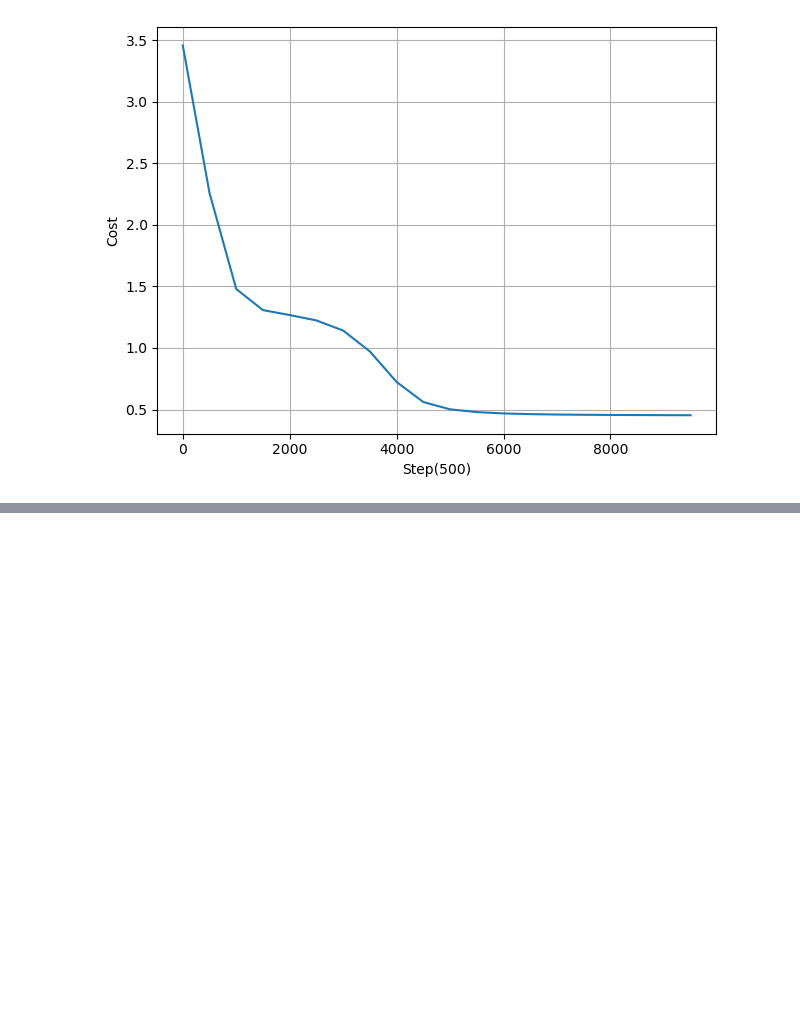
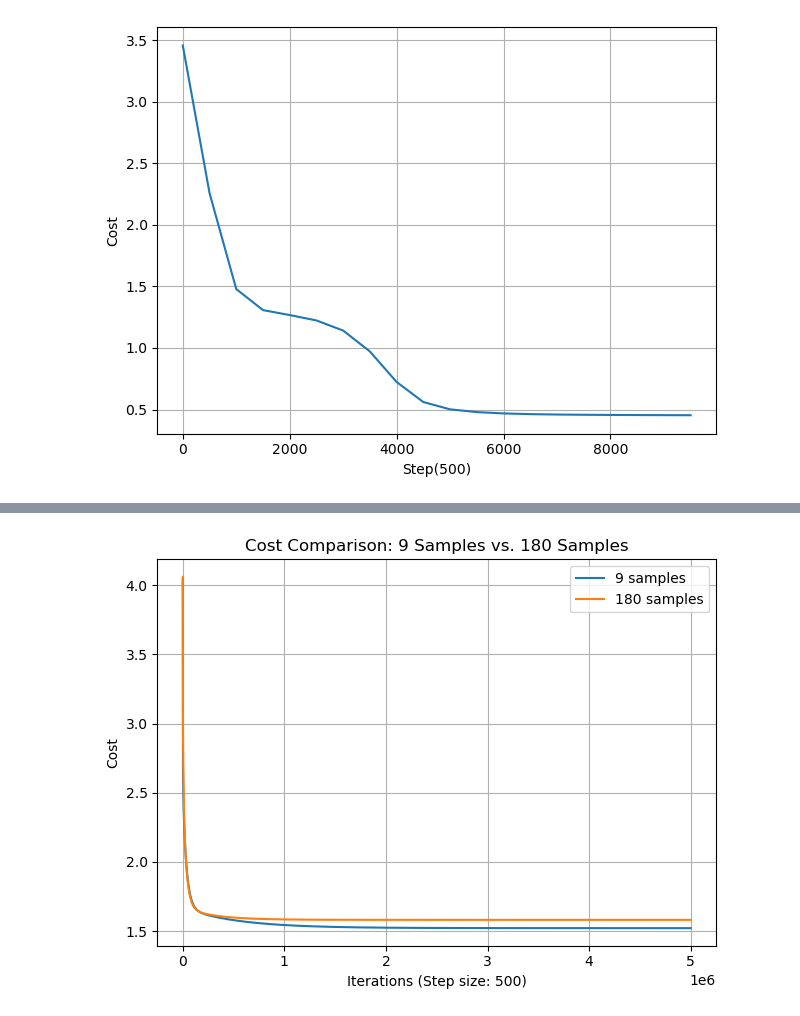
Before and after one commit to scpsyl/Artificial_NN_Hw, a Jupyter notebook: Homework2/Task1.ipynb, the cells around one changed output, grey strips where cells are left out. Cells and saved outputs as stored; diff of their text form; code cells hidden in the pictures; blank space fills up the shorter version.

```diff
--- a/Homework2/Task1.ipynb
+++ b/Homework2/Task1.ipynb
@@ -395,0 +511,97 @@ Cost after iteration 9500: 0.45358358102040824
+# %%
+import numpy as np
+import matplotlib.pyplot as plt
+from sklearn.cluster import KMeans
+from scipy.spatial.distance import cdist
+
+# 原始9个样本数据
+x_data = np.array([[0.25, 0.25], [0.75, 0.125], [0.25, 0.75],
+                   [0.5, 0.125], [0.75, 0.25], [0.25, 0.75],
+                   [0.25, 0.5], [0.5, 0.5], [0.75, 0.5]])
+
+y_data = np.array([[1, -1, -1], [1, -1, -1], [1, -1, -1],
+                   [-1, 1, -1], [-1, 1, -1], [-1, 1, -1],
+                   [-1, -1, 1], [-1, -1, 1], [-1, -1, 1]]).T
+
+# 增加噪声扩充样本数据（扩充到180个样本）
+def add_noise_to_data(X, Y, num_augmented):
+    X_augmented = []
+    Y_augmented = []
+    for i in range(num_augmented):
+        noise = np.random.normal(0, 0.05, X.shape)
+        X_augmented.append(X + noise)
+        Y_augmented.append(Y)
+    X_augmented = np.vstack(X_augmented)
+    Y_augmented = np.hstack(Y_augmented)
+    return X_augmented, Y_augmented
+
+# RBF网络的Radial基函数
+def rbf(X, centers, sigma):
+    return np.exp(-cdist(X, centers)**2 / (2 * sigma**2))
+
+# 初始化RBF参数
+def initialize_rbf(X, num_centers):
+    kmeans = KMeans(n_clusters=num_centers, random_state=0).fit(X)
+    centers = kmeans.cluster_centers_
+    sigma = np.mean([np.linalg.norm(c1 - c2) for c1 in centers for c2 in centers])
+    return centers, sigma
+
+# 前向传播
+def forward_propagate(X, centers, sigma, weights):
+    RBF_output = rbf(X, centers, sigma)
+    return np.dot(RBF_output, weights)
+
+# 计算损失函数
+def calculate_cost(predictions, Y):
+    err = predictions - Y
+    return np.mean(np.sum(err**2, axis=0))
+
+# 训练RBF网络
+def train_rbf(X, Y, num_centers, num_iterations, learning_rate):
+    centers, sigma = initialize_rbf(X, num_centers)
+    weights = np.random.randn(num_centers, Y.shape[0]) * 0.5
+    cost_history = []
+
+    for i in range(num_iterations):
+        # 前向传播
+        predictions = forward_propagate(X, centers, sigma, weights)
+
+        # 计算损失
+        cost = calculate_cost(predictions.T, Y)
+        cost_history.append(cost)
+
+        # 计算梯度并更新权重
+        RBF_output = rbf(X, centers, sigma)  # (9, 5)
+        error = predictions - Y.T  # (9, 3)
+        grad = np.dot(RBF_output.T, error) / X.shape[0]  # (5, 9) dot (9, 3) -> (5, 3)
+        weights -= learning_rate * grad
+
+        if i % 500 == 0:
+            print(f"Iteration {i}, Cost: {cost}")
+
+    return weights, centers, sigma, cost_history
+
+# 训练基于9个样本的RBF网络
+print("Training with 9 samples...")
+weights_9, centers_9, sigma_9, costdim_9 = train_rbf(x_data, y_data, num_centers=5, num_iterations=10000, learning_rate=0.5)
+
+# 增加噪声扩充到180个样本并进行训练
+x_data_augmented, y_data_augmented = add_noise_to_data(x_data, y_data, num_augmented=20)
+print("Training with 180 samples...")
+weights_180, centers_180, sigma_180, costdim_180 = train_rbf(x_data_augmented, y_data_augmented, num_centers=5, num_iterations=10000, learning_rate=0.5)
+
+# 绘制损失曲线对比
+plt.plot(np.arange(len(costdim_9)) * 500, costdim_9, label='9 samples')
+plt.plot(np.arange(len(costdim_180)) * 500, costdim_180, label='180 samples')
+
+# 添加图例和标签
+plt.xlabel("Iterations (Step size: 500)")
+plt.ylabel("Cost")
+plt.title("Cost Comparison: 9 Samples vs. 180 Samples")
+plt.grid(True)
+plt.legend()
+
+# 显示图像
+plt.tight_layout()
+plt.show()
+# %% [output]
@@ -395,0 +625 @@ Cost after iteration 9500: 0.45358358102040824
+[figure, added]
```
Also changed, not shown: parts of 15 cells of this notebook.
